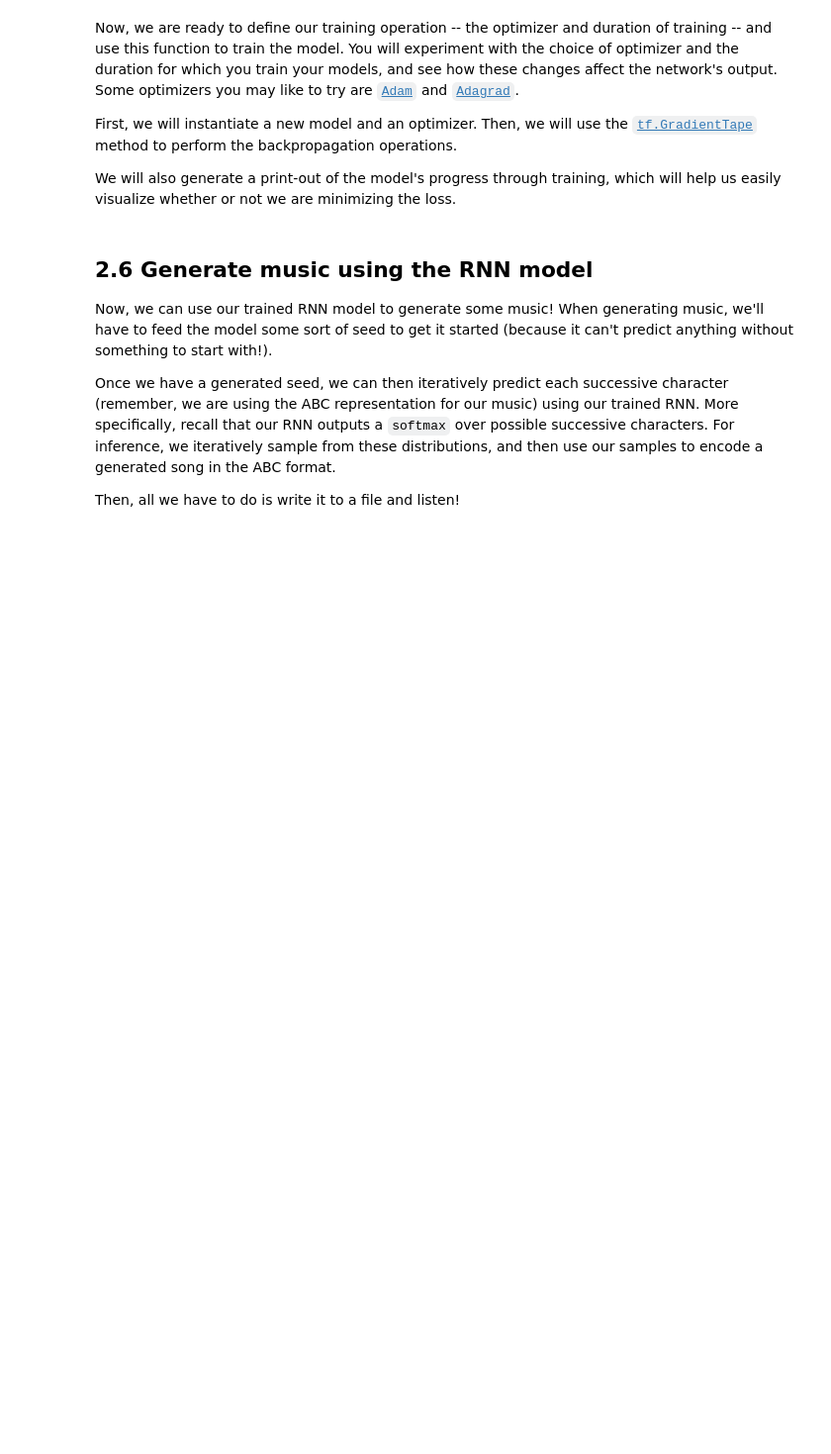
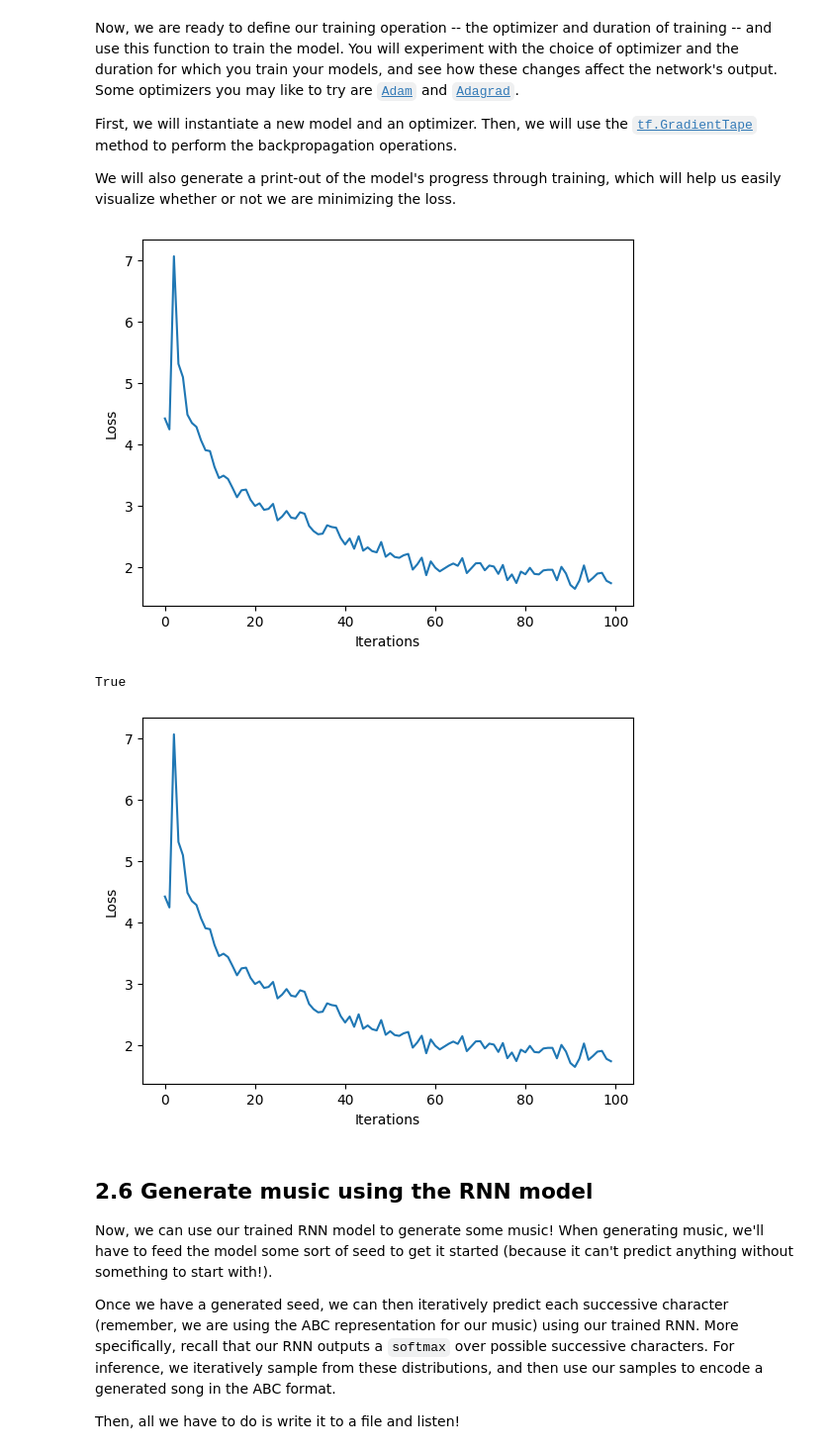
Before and after one commit to anantsinha/MIT-6S191-2024, a Jupyter notebook: lab1/Part2_Music_Generation Latest TensorFlow.ipynb, the cells around one changed output. Shown: that part at 99% size. Drawn from its saved outputs; the diff is of its cells as text; code cells hidden in the pictures; blank space fills up the shorter version.

Commit message:
Train model in Keras 2.17.0

```diff
--- a/lab1/Part2_Music_Generation Latest TensorFlow.ipynb
+++ b/lab1/Part2_Music_Generation Latest TensorFlow.ipynb
@@ -347,7 +332,7 @@ def build_model(vocab_size, embedding_dim, rnn_units, batch_size):
   model = tf.keras.Sequential([
     # Layer 1: Embedding layer to transform indices into dense vectors
     #   of a fixed embedding size
-    tf.keras.layers.Embedding(vocab_size, embedding_dim, batch_input_shape=[batch_size, None]),
+    tf.keras.layers.Embedding(vocab_size, embedding_dim),
 
     # Layer 2: LSTM with `rnn_units` number of units.
     # TODO: Call the LSTM function defined above to add this layer.
@@ -474,12 +457,15 @@ Let's first compute the loss using our example predictions from the untrained mo
 '''TODO: define the loss function to compute and return the loss between
     the true labels and predictions (logits). Set the argument from_logits=True.'''
 def compute_loss(labels, logits):
-  loss = tf.keras.losses.sparse_categorical_crossentropy('''TODO''', '''TODO''', from_logits=True) # TODO
+  loss = tf.keras.losses.sparse_categorical_crossentropy(labels, logits, from_logits=True) # TODO
   return loss
 
 '''TODO: compute the loss using the true next characters from the example batch
     and the predictions from the untrained model several cells above'''
-example_batch_loss = compute_loss('''TODO''', '''TODO''') # TODO
+labels = y #actual labels in numerical but not vector form i.e each token is a number
+logits = pred #direct output of model here each token is a vector representation of a number
+
+example_batch_loss = compute_loss(labels, logits)
 
 print("Prediction shape: ", pred.shape, " # (batch_size, sequence_length, vocab_size)")
 print("scalar_loss:      ", example_batch_loss.numpy().mean())
@@ -492,7 +481,7 @@ vocab_size = len(vocab)
 
 # Model parameters:
 params = dict(
-  num_training_iterations = 3000,  # Increase this to train longer
+  num_training_iterations = 100,  # Increase this to train longer
   batch_size = 8,  # Experiment between 1 and 64
   seq_length = 100,  # Experiment between 50 and 500
   learning_rate = 5e-3,  # Experiment between 1e-5 and 1e-1
@@ -534,13 +527,16 @@ We will also generate a print-out of the model's progress through training, whic
 
 '''TODO: instantiate a new model for training using the `build_model`
   function and the hyperparameters created above.'''
-model = build_model('''TODO: arguments''')
+model = build_model(vocab_size, params['embedding_dim'], params['rnn_units'], params['batch_size'])
 
 '''TODO: instantiate an optimizer with its learning rate.
   Checkout the tensorflow website for a list of supported optimizers.
   https://www.tensorflow.org/api_docs/python/tf/keras/optimizers/
   Try using the Adam optimizer to start.'''
-optimizer = # TODO
+optimizer = tf.keras.optimizers.Adam(learning_rate=params['learning_rate'])
+
+''' Use tf.train.Checkpoint for latest version of TF'''
+checkpoint = tf.train.Checkpoint(model)
 
 @tf.function
 def train_step(x, y):
@@ -548,10 +544,10 @@ def train_step(x, y):
   with tf.GradientTape() as tape:
 
     '''TODO: feed the current input into the model and generate predictions'''
-    y_hat = model('''TODO''')
+    y_hat = model(x) #predictions from the model
 
     '''TODO: compute the loss!'''
-    loss = compute_loss('''TODO''', '''TODO''')
+    loss = compute_loss(labels=y, logits=y_hat) #current loss of the model at these predictions
 
   # Now, compute the gradients
   '''TODO: complete the function call for gradient computation.
@@ -559,40 +555,53 @@ def train_step(x, y):
       of the model parameters.
       HINT: use `model.trainable_variables` to get a list of all model
       parameters.'''
-  grads = tape.gradient('''TODO''', '''TODO''')
-
+  grads = tape.gradient(loss, model.trainable_variables) # calculate separate gradient of loss w.r.t each var in model.trainable_variales
+  '''
+  model.trainable_variables are the weights and biases of all the layers in the network
+  In this case, it's the weights and biases of the:
+  1. Embedding layer
+  2. RNN Layer
+  3. Dense Layer
+  '''
+  # model.trainable_variables include
   # Apply the gradients to the optimizer so it can update the model accordingly
   optimizer.apply_gradients(zip(grads, model.trainable_variables))
   return loss
 
 ##################
 # Begin training!#
 ##################
 
 history = []
 plotter = mdl.util.PeriodicPlotter(sec=2, xlabel='Iterations', ylabel='Loss')
 experiment = create_experiment()
 
 if hasattr(tqdm, '_instances'): tqdm._instances.clear() # clear if it exists
 for iter in tqdm(range(params["num_training_iterations"])):
 
   # Grab a batch and propagate it through the network
   x_batch, y_batch = get_batch(vectorized_songs, params["seq_length"], params["batch_size"])
   loss = train_step(x_batch, y_batch)
 
   # log the loss to the Comet interface! we will be able to track it there.
   experiment.log_metric("loss", loss.numpy().mean(), step=iter)
   # Update the progress bar and also visualize within notebook
   history.append(loss.numpy().mean())
   plotter.plot(history)
 
   # Update the model with the changed weights!
   if iter % 100 == 0:
-    model.save_weights(checkpoint_prefix)
+    checkpoint.save(file_prefix = checkpoint_prefix)
+    # model.save_weights(checkpoint_prefix)
 
 # Save the trained model and the weights
-model.save_weights(checkpoint_prefix)
+checkpoint.save(file_prefix = checkpoint_prefix)
+# model.save_weights(checkpoint_prefix)
 experiment.flush()
+# %% [output]
+[figure, added]
+True
+[figure, added]
 # %% [markdown]
 ## 2.6 Generate music using the RNN model
 
```
Also changed, not shown: parts of 13 cells of this notebook.
